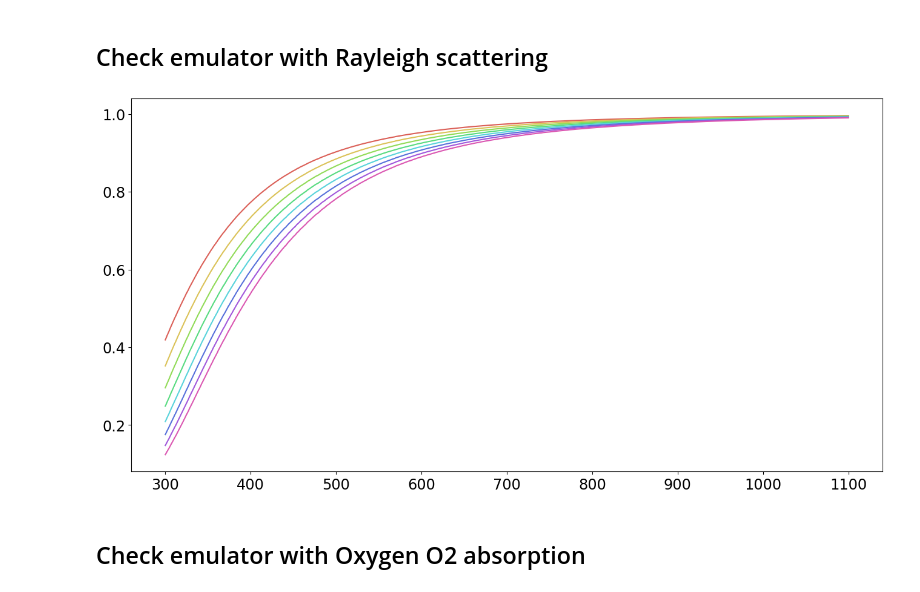
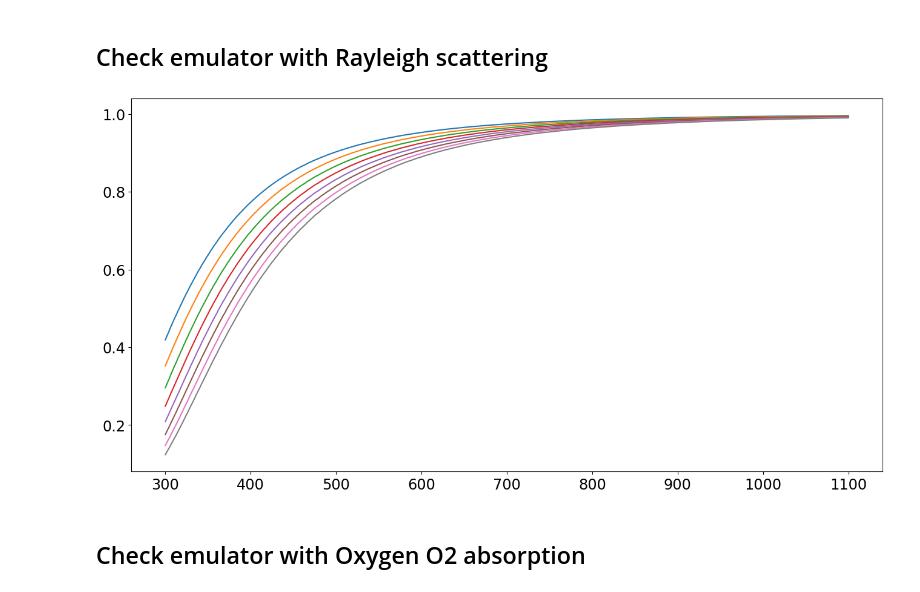
Before and after one commit to LSSTDESC/atmosphtransmemullsst, a Jupyter notebook: notebooks/TestSimpleAtmosphericEmulator.ipynb, the cells around one changed output. Saved outputs shown, nothing was run; the diff lists cells and outputs as text; code cells hidden in the pictures.

```diff
--- a/notebooks/TestSimpleAtmosphericEmulator.ipynb
+++ b/notebooks/TestSimpleAtmosphericEmulator.ipynb
@@ -96,10 +85,10 @@ WL = emul.GetWL()
 # %%
 for idx,am in enumerate(airmasses):
 
     transm = emul.GetRayleighTransparencyArray(WL,am)
-    plt.plot(WL,transm,color=hls_colors[idx])
+    plt.plot(WL,transm)
 # %% [output]
-[figure, old version]
+[figure, new version]
 # %% [markdown]
 ## Check emulator with Oxygen O2 absorption
 # %%
```
Also changed, not shown: parts of 17 cells of this notebook.
